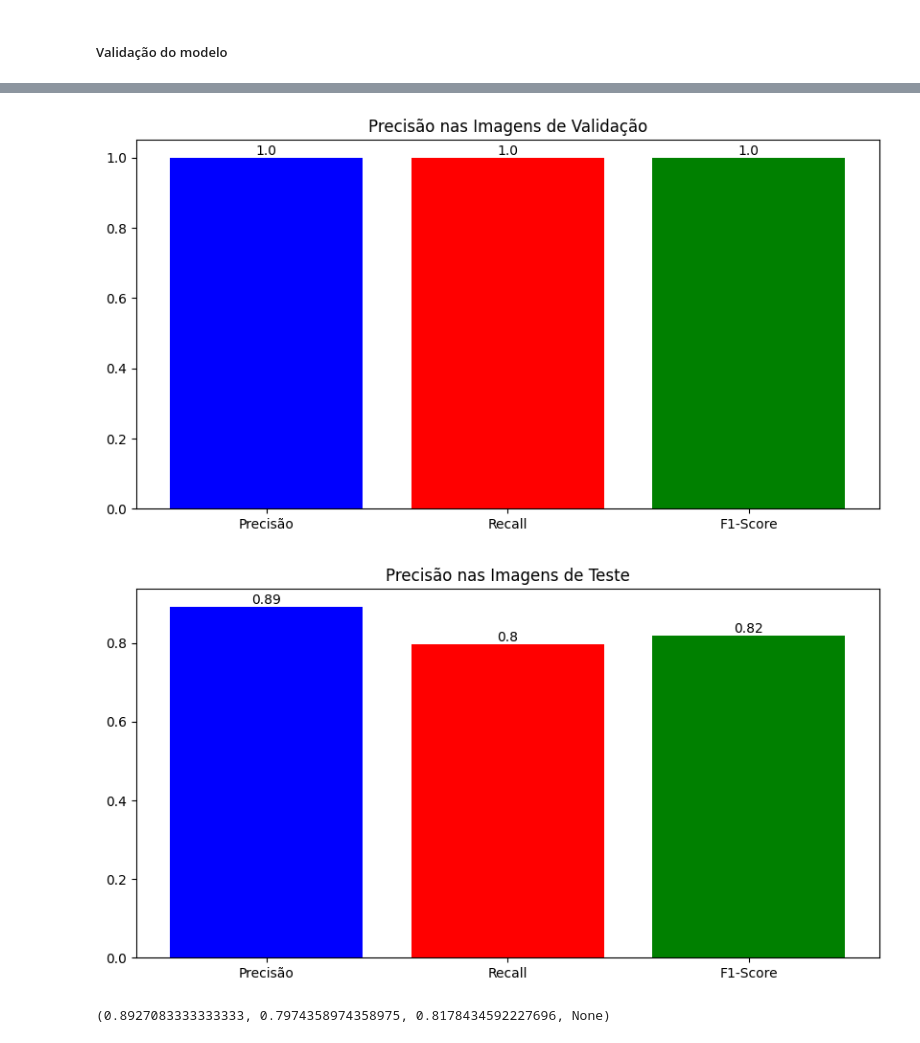
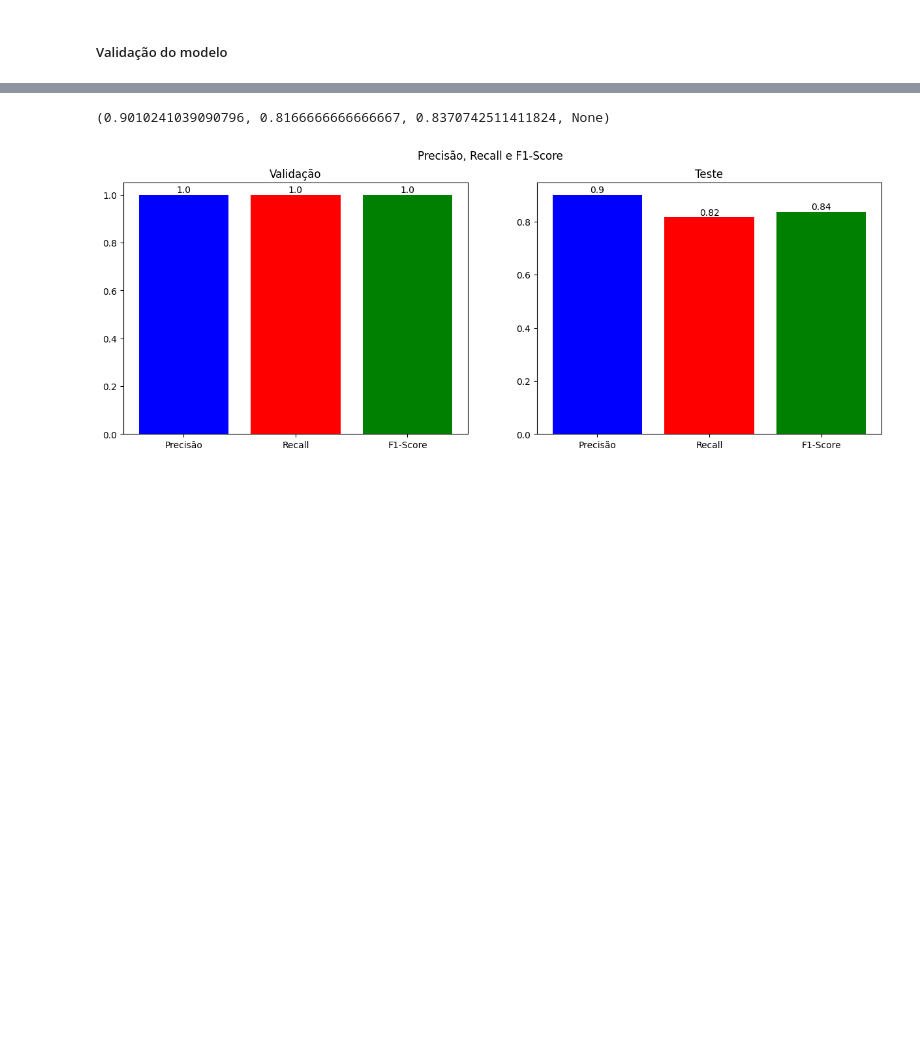
Before and after one commit to diegofemello/ImageClassificationWithPython, a Jupyter notebook: mobile_net_tcc.ipynb, the cells around one changed output, grey strips where cells are left out. Cells and saved outputs as stored; diff of their text form; code cells hidden in the pictures; blank space fills up the shorter version.

```diff
--- a/mobile_net_tcc.ipynb
+++ b/mobile_net_tcc.ipynb
@@ -355,7 +349,7 @@ ________________________________________________________________________________
 # Acessando a última camada do modelo e adicionando Flatten e Dense após ela
 
 # Ultima camada do modelo
-last_layer = model_vgg16.output
+last_layer = model_tl.output
 
 # Adicionando uma camada Flatten
 flatten = layers.Flatten()(last_layer)
@@ -429,6 +423,14 @@ model.compile(loss='categorical_crossentropy',
               optimizer='Adam', metrics=['accuracy'])
 # %%
 # Treinamento do modelo
+
+from keras import callbacks
+
+# Monitora a perda de validação e interrompe o treinamento quando a perda
+# de validação não melhora por 5 épocas consecutivas para evitar overfitting
+earlystopping = callbacks.EarlyStopping(monitor="val_loss",
+                                        mode="min", patience=5,
+                                        restore_best_weights=True)
 
 history = model.fit(
     treino_x,
@@ -436,8 +438,7 @@ history = model.fit(
     epochs=epochs,
     batch_size=batch_size,
     verbose=True,
-    validation_data=(validacao_x, validacao_y)
+    validation_data=(validacao_x, validacao_y),
+    callbacks=[earlystopping]
 )
-
-plot_model(history)
 # %% [output]
@@ -466,9 +471,6 @@ Plotando gráficos de acurácia e loss do modelo
 ##### Validação do modelo
 # %%
 # Preparando array de previsões para os dados de teste e validação
-validacao_predictions = []
-teste_predictions = []
-
 validacao_predictions = model.predict(validacao_x)
 teste_predictions = model.predict(teste_x)
 # %% [output]
@@ -541,46 +575,45 @@ Porcentagem de acerto: 85%
 # %%
-# Precisão, Recall e F1-Score
-from sklearn.metrics import classification_report
-from sklearn.metrics import precision_recall_fscore_support
-from sklearn.metrics import accuracy_score
-from sklearn.metrics import confusion_matrix
-from sklearn.metrics import roc_curve, auc
+plt.figure(figsize=(15, 5))
+plt.suptitle("Precisão, Recall e F1-Score")
+
+# Precisão
 
 
-# Precisão
 def get_precision(predictions, labels):
     # Convertendo rótulos preditos em array categorico
     predictions_classes = np.argmax(predictions, axis=1)
 
     # Convertendo previsões em array com o maior valor
     Y_true = np.argmax(labels, axis=1)
 
     # Precisão
-    precision = precision_recall_fscore_support(Y_true, predictions_classes, average='macro')
+    precision = precision_recall_fscore_support(
+        Y_true, predictions_classes, average='macro')
 
     return precision
 
-def plot_precision(predictions, labels, title='Precisão'):
+
+def plot_precision(predictions, labels, title='Precisão', i=1):
     # Precisão
     precision = get_precision(predictions, labels)
 
-    plt.figure(figsize=(10, 5))
+    plt.subplot(1, 2, i)
     plt.bar(['Precisão'], precision[0], color='blue')
-    plt.bar( ['Recall'], precision[1], color='red')
+    plt.bar(['Recall'], precision[1], color='red')
     plt.bar(['F1-Score'], precision[2], color='green')
 
     # show value in bar
     plt.text(0, precision[0], round(precision[0], 2), ha='center', va='bottom')
     plt.text(1, precision[1], round(precision[1], 2), ha='center', va='bottom')
     plt.text(2, precision[2], round(precision[2], 2), ha='center', va='bottom')
-
     plt.title(title)
-    plt.show()
     return precision
 
-plot_precision(validacao_predictions, validacao_y, title='Precisão nas Imagens de Validação')
-plot_precision(teste_predictions, teste_y, title='Precisão nas Imagens de Teste')
+
+plot_precision(validacao_predictions, validacao_y,
+               title='Validação', i=1)
+plot_precision(teste_predictions, teste_y,
+               title='Teste', i=2)
 # %% [output]
+(0.9010241039090796, 0.8166666666666667, 0.8370742511411824, None)
-[figure, old version]
+[figure, new version]
-[figure, removed]
-(0.8927083333333333, 0.7974358974358975, 0.8178434592227696, None)
```
Also changed, not shown: parts of 15 cells of this notebook, 1 other file.
